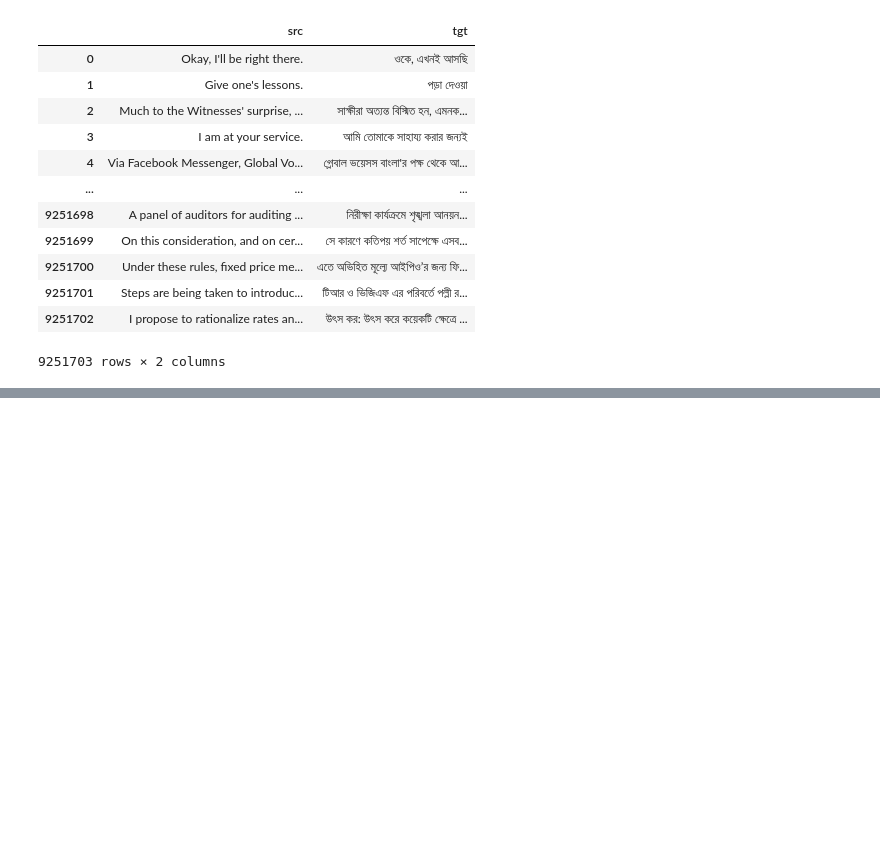
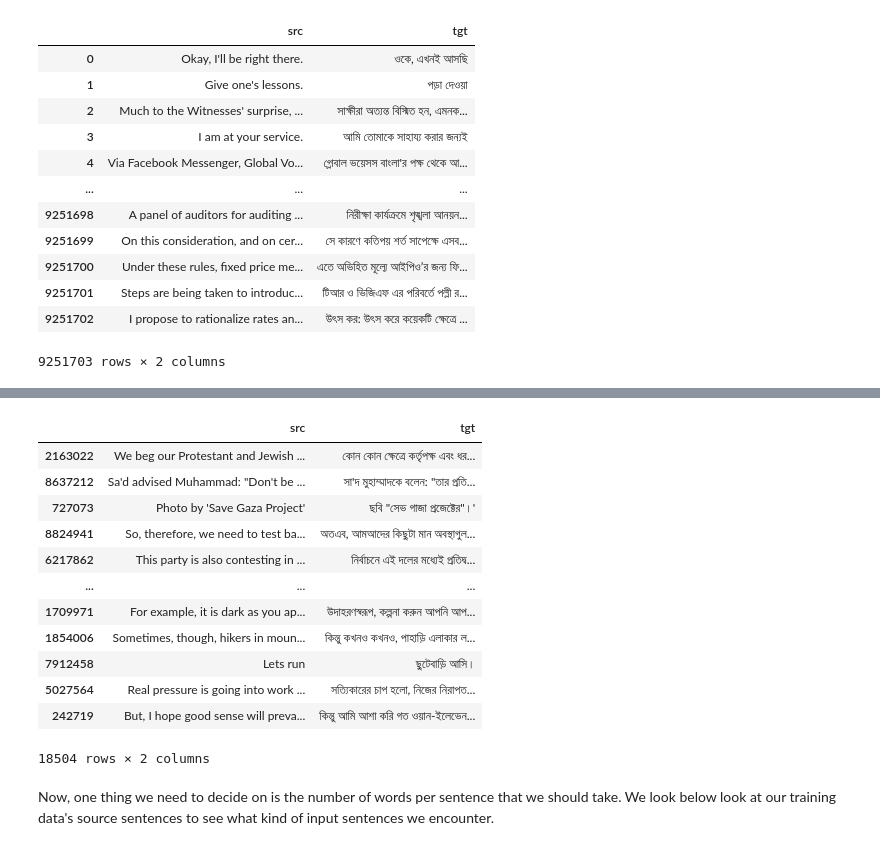
Before and after one commit to RishiDarkDevil/Neural-Machine-Translation-English-Bengali, a Jupyter notebook: Text_Preprocessing.ipynb, the cells around one changed output, grey strips where cells are left out. Drawn from its saved outputs; the diff is of its cells as text; code cells hidden in the pictures; blank space fills up the shorter version.

```diff
--- a/Text_Preprocessing.ipynb
+++ b/Text_Preprocessing.ipynb
@@ -88,0 +117,18 @@ data
+# %%
+train_dev_data
+# %% [output]
+|  | src | tgt |
+| 2163022 | We beg our Protestant and Jewish ... | কোন কোন ক্ষেত্রে কর্তৃপক্ষ এবং ধর... |
+| 8637212 | Sa'd advised Muhammad: "Don't be ... | সা'দ মুহাম্মাদকে বলেন: "তার প্রতি... |
+| 727073 | Photo by 'Save Gaza Project' | ছবি "সেভ গাজা প্রজেক্টের"।' |
+| 8824941 | So, therefore, we need to test ba... | অতএব, আমআদের কিছুটা মান অবস্থাগুল... |
+| 6217862 | This party is also contesting in ... | নির্বাচনে এই দলের মধ্যেই প্রতিদ্ব... |
+| ... | ... | ... |
+| 1709971 | For example, it is dark as you ap... | উদাহরণস্বরূপ, কল্পনা করুন আপনি আপ... |
+| 1854006 | Sometimes, though, hikers in moun... | কিন্তু কখনও কখনও, পাহাড়ি এলাকার ল... |
+| 7912458 | Lets run | ছুটেবাড়ি আসি। |
+| 5027564 | Real pressure is going into work ... | সত্যিকারের চাপ হলো, নিজের নিরাপত... |
+| 242719 | But, I hope good sense will preva... | কিন্তু আমি আশা করি গত ওয়ান-ইলেভেন... |
+18504 rows × 2 columns
+# %% [markdown]
+Now, one thing we need to decide on is the number of words per sentence that we should take. We look below look at our training data's source sentences to see what kind of input sentences we encounter.
```
Also changed, not shown: parts of 18 cells of this notebook.
